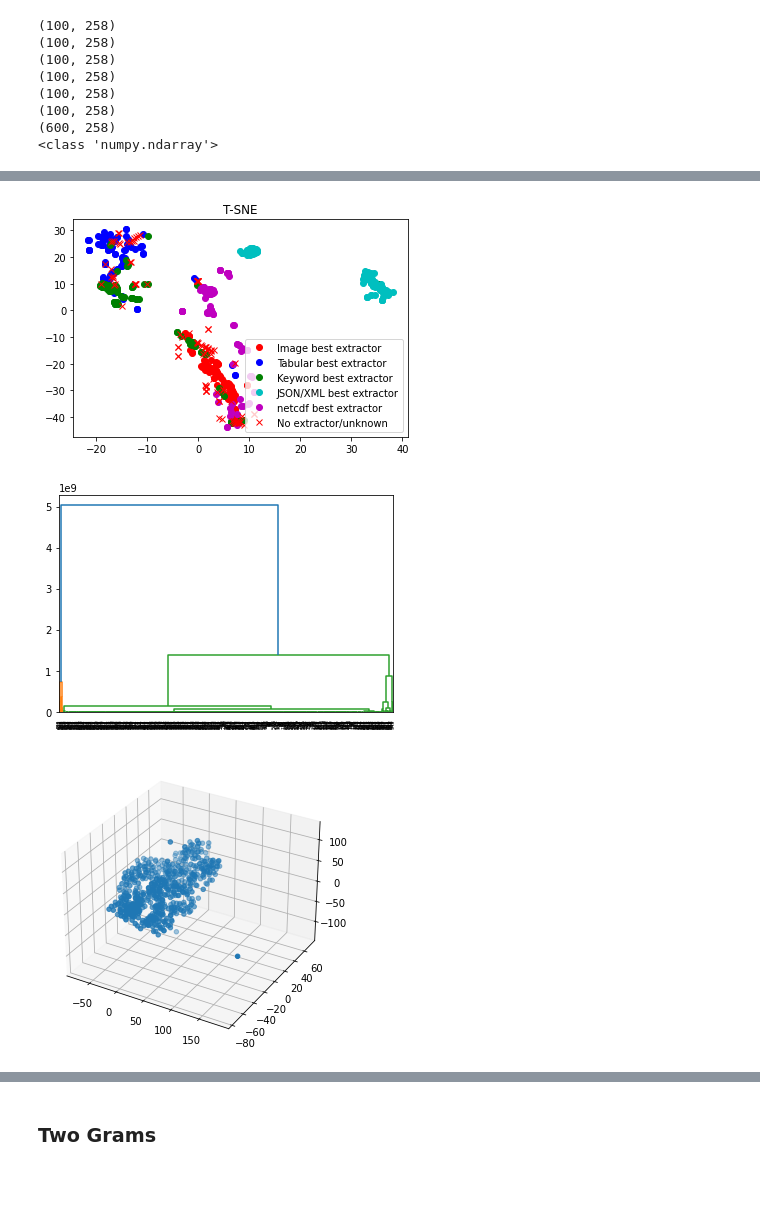
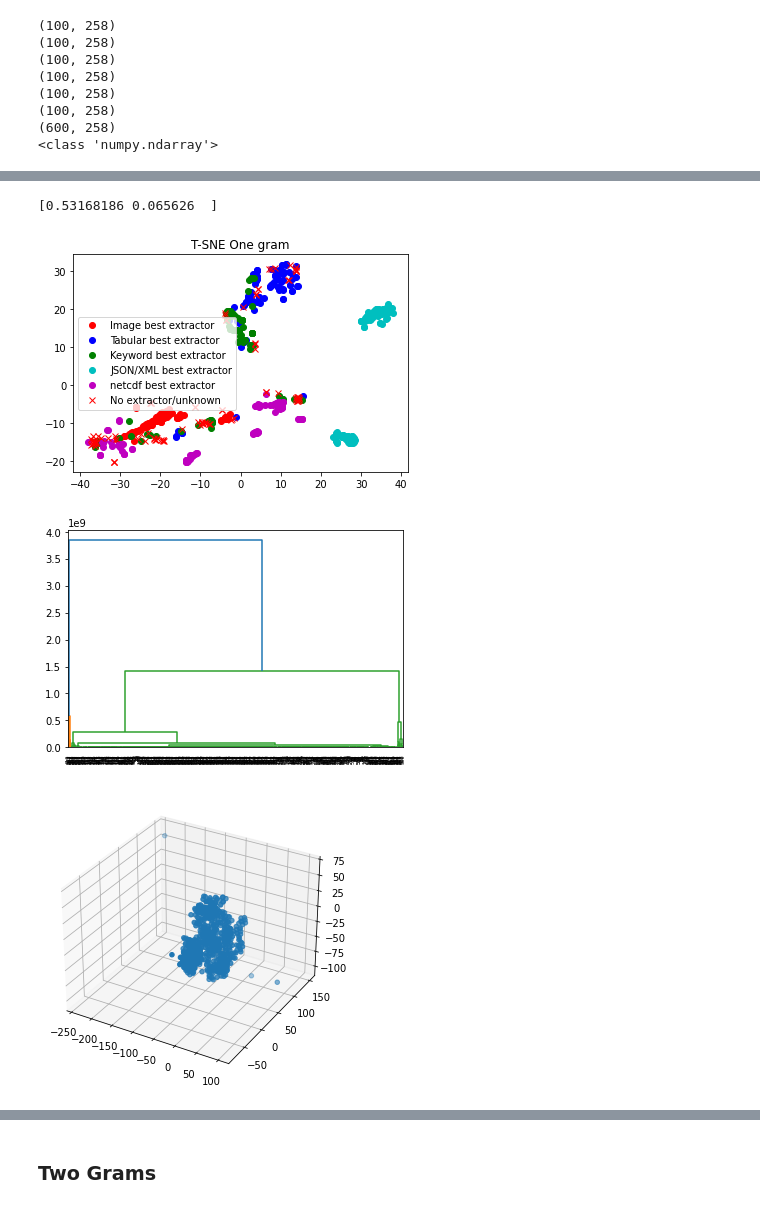
Before and after one commit to xtracthub/MetaDataExtractionModel, a Jupyter notebook: subdataset/subsetAnalysis7.ipynb, the cells around one changed output, grey strips where cells are left out. Saved outputs shown, nothing was run; the diff lists cells and outputs as text; code cells hidden in the pictures; blank space fills up the shorter version.

```diff
--- a/subdataset/subsetAnalysis7.ipynb
+++ b/subdataset/subsetAnalysis7.ipynb
@@ -19,7 +19,7 @@ from sklearn.manifold import TSNE
 from sklearn.preprocessing import StandardScaler
 from sklearn.pipeline import Pipeline
 # %%
-with open('gathered_data_distr/sample2/byte_distr_sample_512KB_v2.pkl', "rb") as fp:
+with open('gathered_data_distr/sample1/byte_distr_sample_1MB_v1.pkl', "rb") as fp:
     dataset = pickle.load(fp)
 print(len(dataset)) # dataset is a list containing three lists of file data(Images, Tabular, and Text data)
 # %% [output]
@@ -158,22 +173,26 @@ plot_extractors_against_feature_reduction(all_file_data, onegram_kpca, "RBF Kern
+# %%
+print(pca.explained_variance_ratio_)
+# %% [output]
+[0.53168186 0.065626  ]
 # %%
 sc = StandardScaler()
 pca = PCA(n_components=50)
 tsne = TSNE(n_components=2)
 
 tsne_after_pca = Pipeline([
     ('std_scaler', sc),
     ('pca', pca),
     ('tsne', tsne)
 ])
 
 onegram_tsne = tsne_after_pca.fit_transform(total_dataset_1_gram)
-plot_extractors_against_feature_reduction(all_file_data, onegram_tsne, "T-SNE")
+plot_extractors_against_feature_reduction(all_file_data, onegram_tsne, "T-SNE One gram")
 # %% [output]
-[figure, old version]
+[figure, new version]
 # %%
 dendrogram = sch.dendrogram(sch.linkage(total_dataset_1_gram, method='ward'))
 # %% [output]
-[figure, old version]
+[figure, new version]
 # %%
 sc = StandardScaler()
 pca = PCA(n_components=50)
@@ -191,5 +210,5 @@ ax = Axes3D(fig)
 ax.scatter(onegram_tsne[:,0], onegram_tsne[:,1], onegram_tsne[:,2])
 plt.show()
 # %% [output]
-[figure, old version]
+[figure, new version]
 # %%
```
Also changed, not shown: parts of 10 cells of this notebook, 2 other files.
